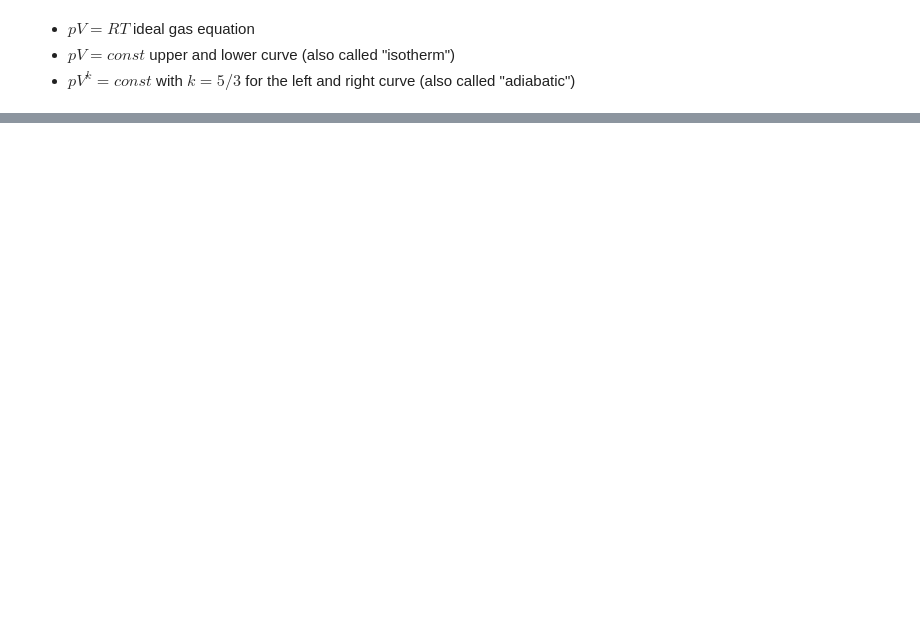
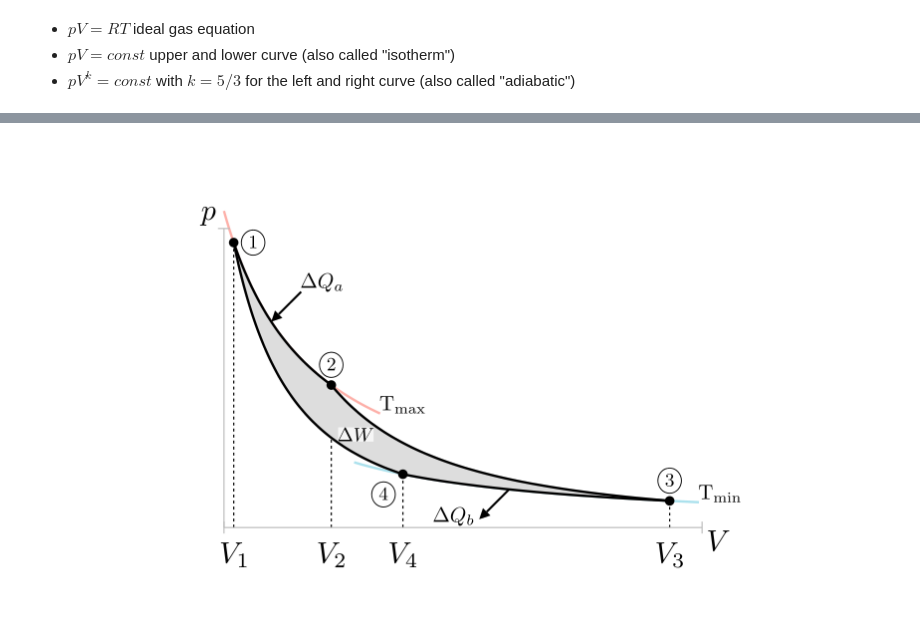
Before and after one commit to kolibril13/flyingframes, a Jupyter notebook: docs/source/carnot.ipynb, the cells around one changed output, grey strips where cells are left out. Saved outputs shown, nothing was run; the diff lists cells and outputs as text; code cells hidden in the pictures; blank space fills up the shorter version.

```diff
--- a/docs/source/carnot.ipynb
+++ b/docs/source/carnot.ipynb
@@ -189,0 +221,15 @@ class Example(Scene):
+# %%
+%%manim $param
+
+c1 = Cutout(lines[0].copy().reverse_points(),lines[3]).set_opacity(1).set_color(GREEN)
+c2 = Cutout(lines[1],lines[2])
+bg_grey = Union(c1,c2, color=GREY_A).set_opacity(1)
+bg_grey.z_index=-1
+
+class Example(Scene):
+    def construct(self):
+        #self.add(c1,c2)
+        self.add(ax,lines, dots,nums,background_strokes)
+        self.add(downstrokes,down_labels,heat_annotation,bg_grey)
+# %% [output]
+[figure, added]
```
Also changed, not shown: parts of 24 cells of this notebook, 1 other file.
